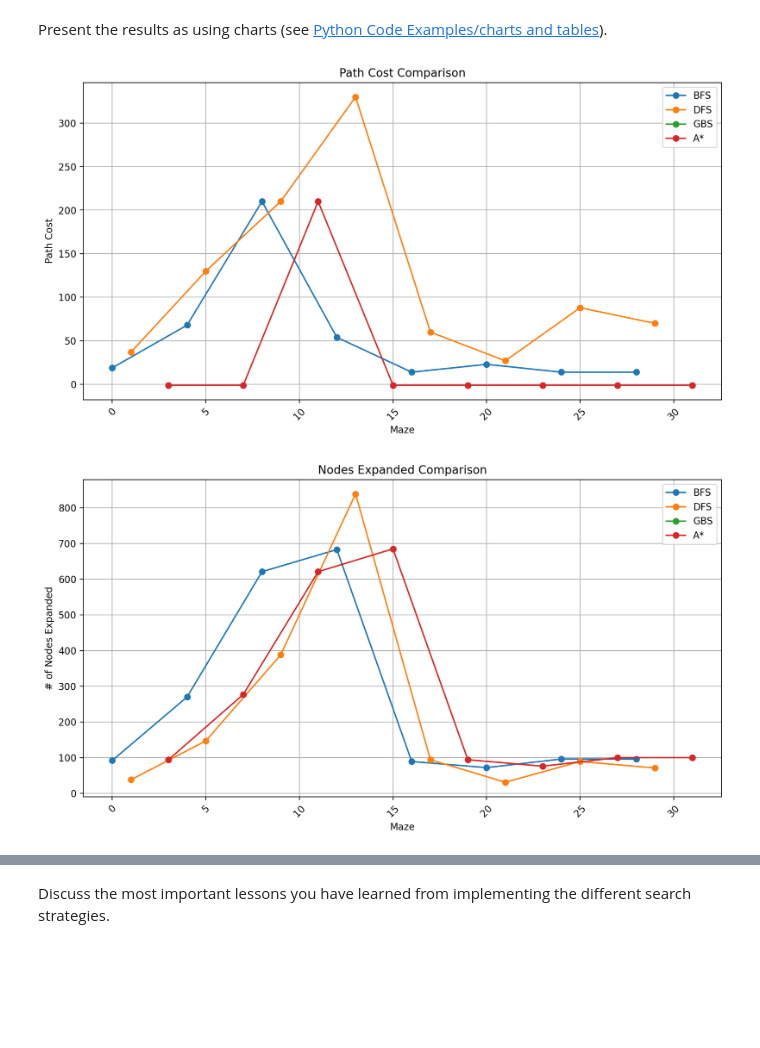
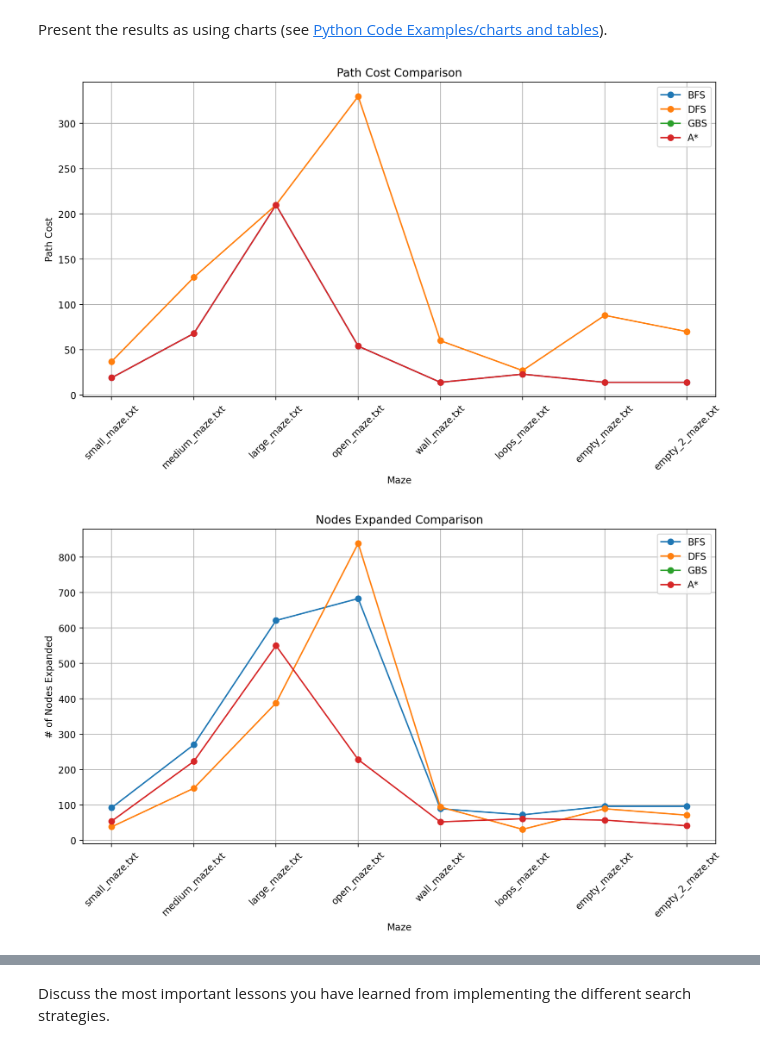
Before and after one commit to codlam26/CSE-352-HW, a Jupyter notebook: Search/Maze.ipynb, the cells around one changed output, grey strips where cells are left out. Cells and saved outputs as stored; diff of their text form; code cells hidden in the pictures; blank space fills up the shorter version.

Commit message:
Added Max Nodes in memory and fixing the algorithms

```diff
--- a/Search/Maze.ipynb
+++ b/Search/Maze.ipynb
@@ -34,5 +48,5 @@ Several mazes for this exercise are stored as text files. Here is the small exam
 # %%
 # if the below fails to open, then small_maze.txt is not in the current working directory (see above code block)
-with open("large_maze.txt", "r") as f:
+with open("small_maze.txt", "r") as f:
     maze_str = f.read()
 print(maze_str)
@@ -94,8 +139,8 @@ class Node:
 
     def get_path_from_root(self):
         """returns nodes on the path from the root to the current node."""
+        path = []
         node = self
-        path = [node]
 
         while not node.parent is None:
             node = node.parent
@@ -105,6 +150,7 @@ class Node:
 
         return(path)
 
+    # This defines priority order for heapq
     def __lt__(self, other):
         return (self.cost + self.heuristic) < (other.cost + other.heuristic)
 # %% [markdown]
@@ -226,6 +272,7 @@ def bfs(maze, start, goal):
   reached = {start}
   nodes_expanded = 0
   max_frontier_size = 1
+  max_nodes_in_memory = 1
   max_depth = 0
 
   while frontier:
@@ -233,15 +280,16 @@ def bfs(maze, start, goal):
     nodes_expanded += 1
     max_depth = max(max_depth, node.cost)
     max_frontier_size = max(max_frontier_size, len(frontier))
+    max_nodes_in_memory = max(max_nodes_in_memory, len(frontier) + len(reached))
 
     if node.pos == goal:
-        return node.get_path_from_root(), node.cost, nodes_expanded, max_depth, max_frontier_size
+        return node.get_path_from_root(), node.cost, nodes_expanded, max_depth, max_nodes_in_memory, max_frontier_size
 
     for move in get_valid_moves(maze, node.pos):
       if move not in reached:
         reached.add(move)
         frontier.append(Node(move, node, action=move, cost=node.cost + 1, heuristic=0))
-  return None, -1, nodes_expanded, max_depth, max_frontier_size
+  return None, -1, nodes_expanded, max_depth, max_nodes_in_memory, max_frontier_size
 
 # Depth First Search
 def dfs(maze, start, goal):
@@ -250,29 +298,31 @@ def dfs(maze, start, goal):
   nodes_expanded = 0
   max_frontier_size = 1
   max_depth = 0
+  max_nodes_in_memory = 1
 
   while frontier:
     node = frontier.pop()
     nodes_expanded += 1
     max_depth = max(max_depth, node.cost)
     max_frontier_size = max(max_frontier_size, len(frontier))
+    max_nodes_in_memory = max(max_nodes_in_memory, len(frontier) + len(explored))
 
     if node.pos == goal:
-        return node.get_path_from_root(), node.cost, nodes_expanded, max_depth, max_frontier_size
+        return node.get_path_from_root(), node.cost, nodes_expanded, max_depth, max_nodes_in_memory, max_frontier_size
     if node.pos not in explored:
       explored.add(node.pos)
       for move in get_valid_moves(maze, node.pos):
         if move not in explored:
           frontier.append(Node(move, parent=node, action=move, cost=node.cost + 1, heuristic=0))
-  return None, -1, nodes_expanded, max_depth, max_frontier_size
+  return None, -1, nodes_expanded, max_depth, max_nodes_in_memory, max_frontier_size
 
 start = mh.find_pos(maze, what = "S")
 goal = mh.find_pos(maze, what = "G")
 print(f"Start {start}, Goal: {goal}")
 mh.show_maze(maze)
 
-bfs_path, bfs_cost, bfs_expanded, bfs_max_depth, bfs_frontier = bfs(maze, start, goal)
-print(f"BFS - Path Cost: {bfs_cost}, Nodes Expanded: {bfs_expanded}, Max Depth: {bfs_max_depth}, Max Frontier Size: {bfs_frontier}")
+bfs_path, bfs_cost, bfs_expanded, bfs_max_depth, bfs_max_nodes, bfs_frontier = bfs(maze, start, goal)
+print(f"BFS - Path Cost: {bfs_cost}, Nodes Expanded: {bfs_expanded}, Max Depth: {bfs_max_depth}, Max Nodes: {bfs_max_nodes}, Max Frontier Size: {bfs_frontier}")
 
-dfs_path, dfs_cost, dfs_expanded, dfs_max_depth, dfs_frontier = dfs(maze, start, goal)
-print(f"DFS - Path Cost: {dfs_cost}, Nodes Expanded: {dfs_expanded}, Max Depth: {dfs_max_depth}, Max Frontier Size: {dfs_frontier}")
+dfs_path, dfs_cost, dfs_expanded, dfs_max_depth, dfs_max_nodes, dfs_frontier = dfs(maze, start, goal)
+print(f"DFS - Path Cost: {dfs_cost}, Nodes Expanded: {dfs_expanded}, Max Depth: {dfs_max_depth}, Max Nodes: {dfs_max_nodes}, Max Frontier Size: {dfs_frontier}")
@@ -406,17 +471,19 @@ def run_experiment(maze_file):
 
   for name, algo in algorithms.items():
     try:
-        path, path_cost, nodes_expanded, max_depth, max_frontier_size = algo(maze, start, goal)
+        path, path_cost, nodes_expanded, max_depth, max_nodes, max_frontier_size = algo(maze, start, goal)
         result = {
+            "Maze": maze_file,
             "Algorithm": name,
             "Path Cost": path_cost,
             "Nodes Expanded": nodes_expanded,
             "Max Tree Depth": max_depth,
-            "Max Nodes": nodes_expanded,
+            "Max Nodes": max_nodes,
             "Max Frontier Size": max_frontier_size
         }
     except Exception as e:
         result = {
+            "Maze": maze_file,
             "Algorithm": name,
             "Path Cost": "N/A*",
             "Nodes Expanded": "N/A*",
@@ -429,8 +496,6 @@ def run_experiment(maze_file):
 
   return results
 
-print(run_experiment("small_maze.txt"))
-
 maze_files = ["small_maze.txt", "medium_maze.txt", "large_maze.txt",
               "open_maze.txt", "wall_maze.txt", "loops_maze.txt",
               "empty_maze.txt", "empty_2_maze.txt"]
@@ -439,5 +504,7 @@ all_results = {}
 for maze_file in maze_files:
     all_results[maze_file] = run_experiment(maze_file)
 
+print(all_results)
+
 df = pd.DataFrame.from_records([r for maze, results in all_results.items() for r in results])
 # %% [output]
@@ -462,27 +588,28 @@ Present the results as using charts (see [Python Code Examples/charts and tables
 # %%
 # Add charts
 import matplotlib.pyplot as plt
 
 def plot_comparison(metric, title, ylabel):
     plt.figure(figsize=(12, 6))
 
     for algo in ["BFS", "DFS", "GBS", "A*"]:
         subset = df[df["Algorithm"] == algo]
-        plt.plot(subset[metric], label=algo, marker="o")
+        plt.plot(subset["Maze"], subset[metric], label=algo, marker="o")
 
     plt.xlabel("Maze")
     plt.ylabel(ylabel)
     plt.title(title)
     plt.legend()
     plt.xticks(rotation=45)
     plt.grid()
     plt.show()
 
 # Plot comparisons
 plot_comparison("Path Cost", "Path Cost Comparison", "Path Cost")
 plot_comparison("Nodes Expanded", "Nodes Expanded Comparison", "# of Nodes Expanded")
 plot_comparison("Max Tree Depth", "Max Tree Depth Comparison", "Max Tree Depth")
+plot_comparison("Max Nodes", "Max Nodes Comparison", "Max Nodes")
 plot_comparison("Max Frontier Size", "Max Frontier Size Comparison", "Max Frontier Size")
 # %% [output]
-[figure, old version]
+[figure, new version]
-[figure, old version]
+[figure, new version]
```
Also changed, not shown: parts of 16 cells of this notebook.
